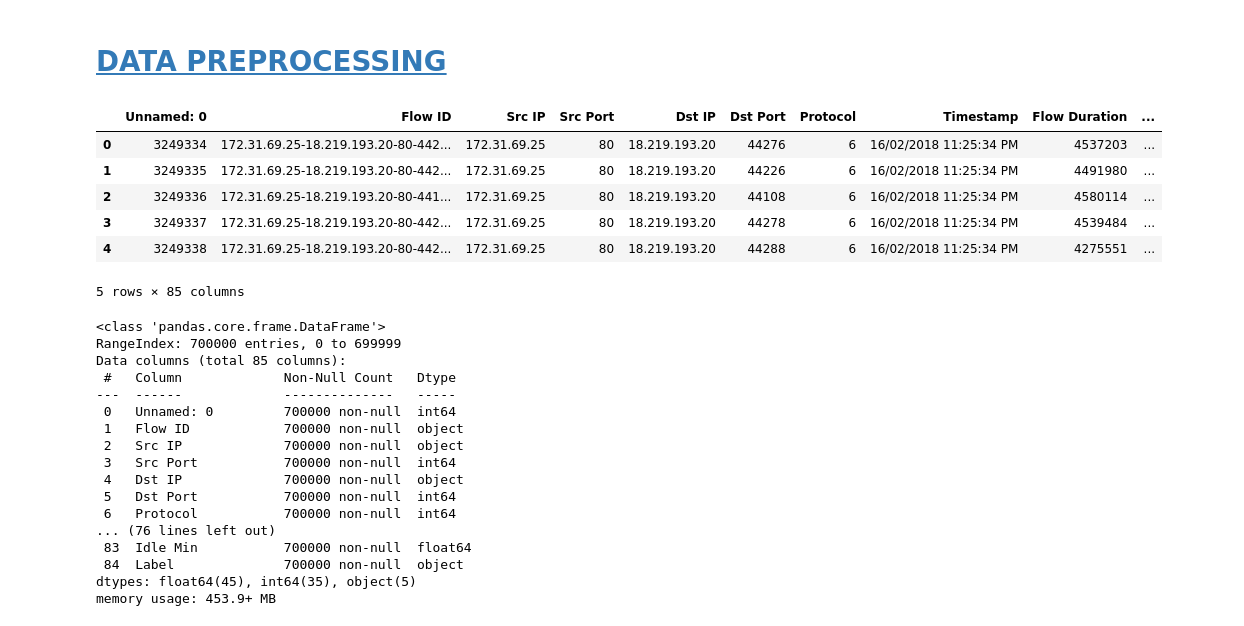
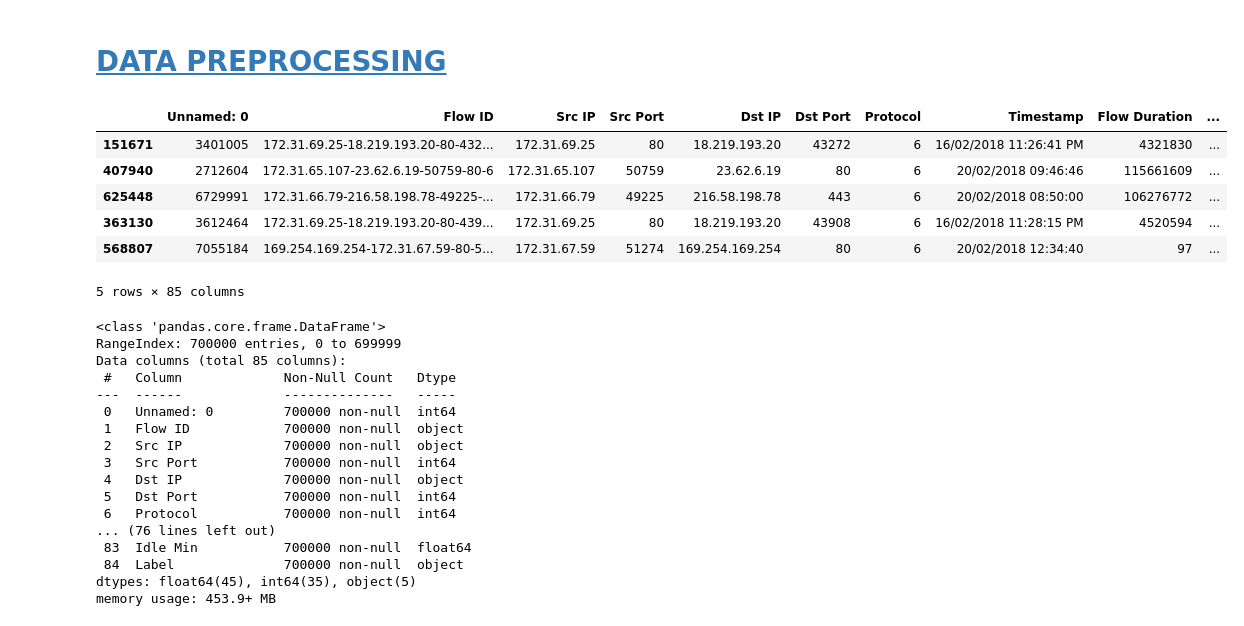
Before and after one commit to k1voh/DDoS-Attack-Detection-Using-Machine-Learning, a Jupyter notebook: Model/model.ipynb, the cells around one changed output. Drawn from its saved outputs; the diff is of its cells as text; code cells hidden in the pictures.

```diff
--- a/Model/model.ipynb
+++ b/Model/model.ipynb
@@ -70,16 +70,16 @@ testset = pd.read_csv(os.getenv('IMBALANCED_DATASET_LOCATION'), nrows=n_random_r
 testset.columns = test_header.columns
 # %% [markdown]
 # <a id='toc3_'></a>[**DATA PREPROCESSING**](#toc0_)
-# %%
-dataset.head()
-# %% [output]
-|  | Unnamed: 0 | Flow ID | Src IP | Src Port | Dst IP | Dst Port | Protocol | Timestamp | Flow Duration | ... |
-| 0 | 3249334 | 172.31.69.25-18.219.193.20-80-442... | 172.31.69.25 | 80 | 18.219.193.20 | 44276 | 6 | 16/02/2018 11:25:34 PM | 4537203 | ... |
-| 1 | 3249335 | 172.31.69.25-18.219.193.20-80-442... | 172.31.69.25 | 80 | 18.219.193.20 | 44226 | 6 | 16/02/2018 11:25:34 PM | 4491980 | ... |
-| 2 | 3249336 | 172.31.69.25-18.219.193.20-80-441... | 172.31.69.25 | 80 | 18.219.193.20 | 44108 | 6 | 16/02/2018 11:25:34 PM | 4580114 | ... |
-| 3 | 3249337 | 172.31.69.25-18.219.193.20-80-442... | 172.31.69.25 | 80 | 18.219.193.20 | 44278 | 6 | 16/02/2018 11:25:34 PM | 4539484 | ... |
-| 4 | 3249338 | 172.31.69.25-18.219.193.20-80-442... | 172.31.69.25 | 80 | 18.219.193.20 | 44288 | 6 | 16/02/2018 11:25:34 PM | 4275551 | ... |
-5 rows × 85 columns
+# %%
+dataset.sample(5)
+# %% [output]
+|  | Unnamed: 0 | Flow ID | Src IP | Src Port | Dst IP | Dst Port | Protocol | Timestamp | Flow Duration | ... |
+| 151671 | 3401005 | 172.31.69.25-18.219.193.20-80-432... | 172.31.69.25 | 80 | 18.219.193.20 | 43272 | 6 | 16/02/2018 11:26:41 PM | 4321830 | ... |
+| 407940 | 2712604 | 172.31.65.107-23.62.6.19-50759-80-6 | 172.31.65.107 | 50759 | 23.62.6.19 | 80 | 6 | 20/02/2018 09:46:46 | 115661609 | ... |
+| 625448 | 6729991 | 172.31.66.79-216.58.198.78-49225-... | 172.31.66.79 | 49225 | 216.58.198.78 | 443 | 6 | 20/02/2018 08:50:00 | 106276772 | ... |
+| 363130 | 3612464 | 172.31.69.25-18.219.193.20-80-439... | 172.31.69.25 | 80 | 18.219.193.20 | 43908 | 6 | 16/02/2018 11:28:15 PM | 4520594 | ... |
+| 568807 | 7055184 | 169.254.169.254-172.31.67.59-80-5... | 172.31.67.59 | 51274 | 169.254.169.254 | 80 | 6 | 20/02/2018 12:34:40 | 97 | ... |
+5 rows × 85 columns
 # %%
 dataset.info()
 # %% [output]
```
Also changed, not shown: parts of 39 cells of this notebook, 1 other file.
